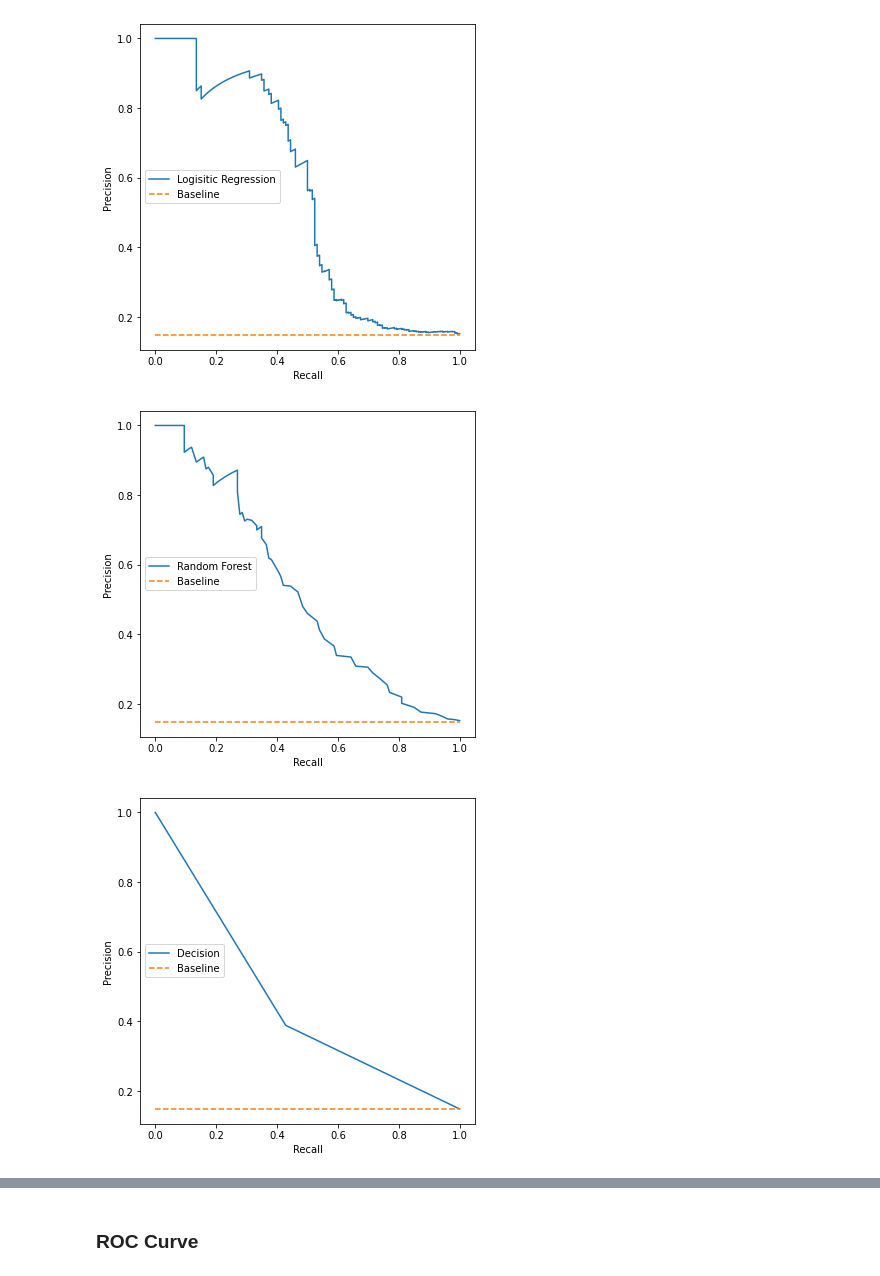
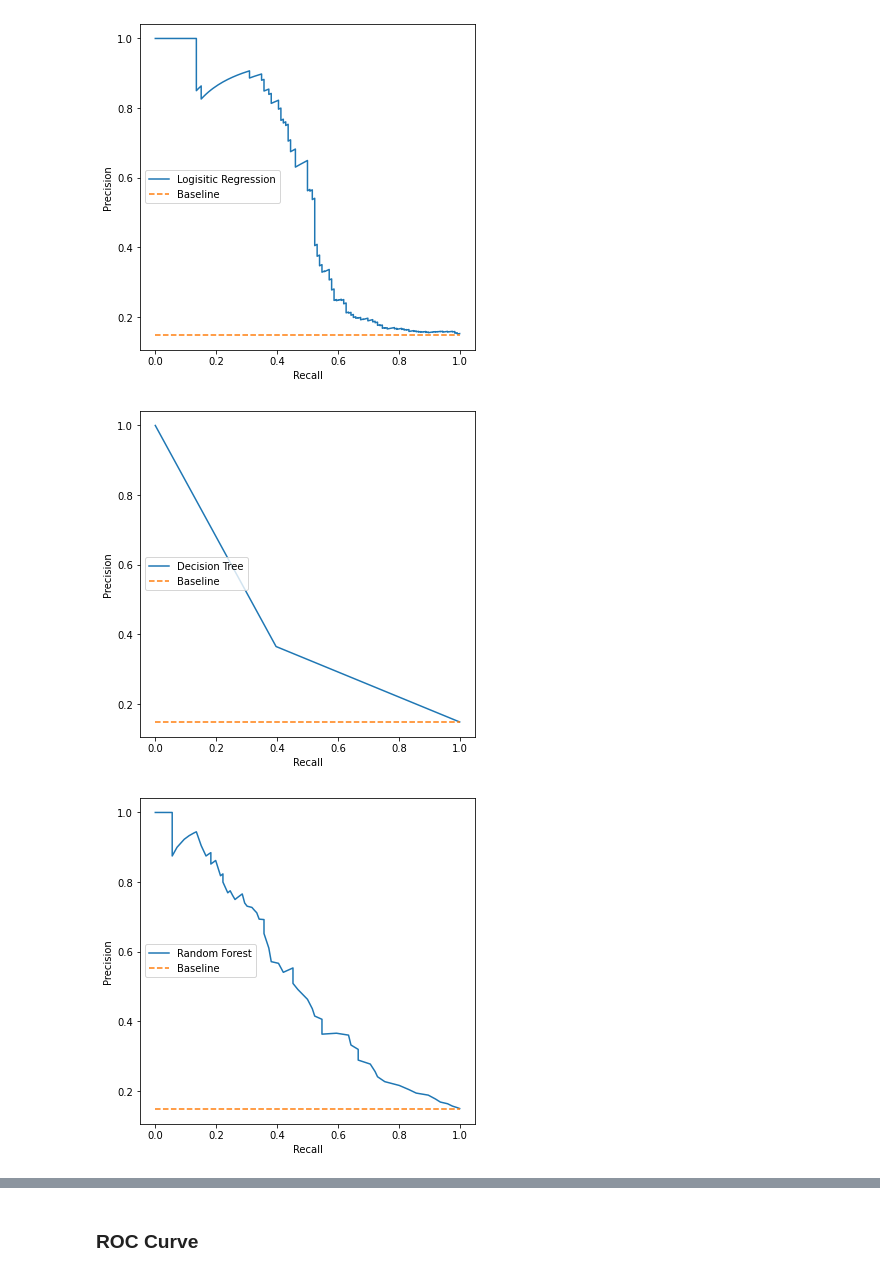
Before and after one commit to prathmesh-jagtap/Customer-Churn-Prediction, a Jupyter notebook: notebooks/akash/final_model_1.ipynb, the cells around one changed output, grey strips where cells are left out. Drawn from its saved outputs; the diff is of its cells as text; code cells hidden in the pictures.

```diff
--- a/notebooks/akash/final_model_1.ipynb
+++ b/notebooks/akash/final_model_1.ipynb
@@ -180,17 +173,19 @@ name="Logisitic Regression"
 precision_recall_curve_plots(precision,recall,name,y_test)
 # %% [output]
 [figure]
+# %%
+# Precision Recall Curve For Decisison Tree
+probs = pipeline_model2.predict_proba(X_test)[:, 1]
+precision, recall, thresholds = precision_recall_curve(y_test, probs)
+name="Decision Tree"
+precision_recall_curve_plots(precision,recall,name,y_test)
+# %% [output]
+[figure, added]
 # %%
-probs = pipeline_model2.predict_proba(X_test)[:, 1]
+# Precision Recall Curve For Random Forest
+probs = pipeline_model3.predict_proba(X_test)[:, 1]
 precision, recall, thresholds = precision_recall_curve(y_test, probs)
 name="Random Forest"
 precision_recall_curve_plots(precision,recall,name,y_test)
 # %% [output]
-[figure, old version]
+[figure, new version]
-# %%
-probs = pipeline_model3.predict_proba(X_test)[:, 1]
-precision, recall, thresholds = precision_recall_curve(y_test, probs)
-name="Decision"
-precision_recall_curve_plots(precision,recall,name,y_test)
-# %% [output]
-[figure, removed]
```
Also changed, not shown: parts of 67 cells of this notebook, 1 other file.
